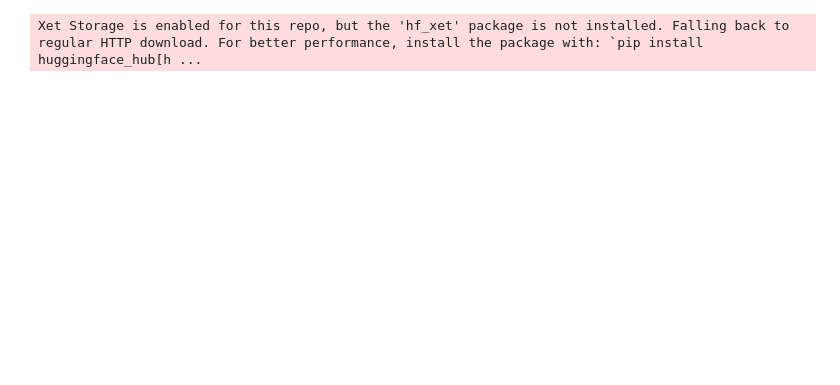
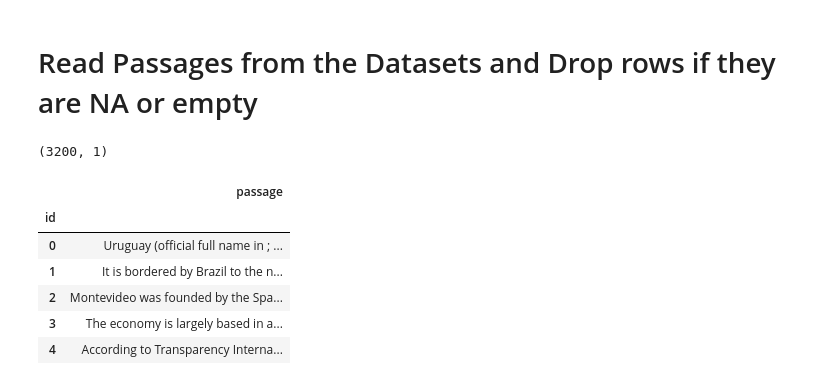
Before and after one commit to iris-ting/llm-rag, a Jupyter notebook: notebooks/data_exploration.ipynb, the cells around one changed output. Saved outputs shown, nothing was run; the diff lists cells and outputs as text; code cells hidden in the pictures; blank space fills up the shorter version.

```diff
--- a/notebooks/data_exploration.ipynb
+++ b/notebooks/data_exploration.ipynb
@@ -24,6 +0,0 @@ from datasets import load_dataset
-# %%
-from datasets import load_dataset
-
-ds = load_dataset("rag-datasets/rag-mini-wikipedia", "question-answer")
-# %% [output]
-Xet Storage is enabled for this repo, but the 'hf_xet' package is not installed. Falling back to regular HTTP download. For better performance, install the package with: `pip install huggingface_hub[h ...
@@ -29,0 +49,15 @@ Xet Storage is enabled for this repo, but the 'hf_xet' package is not installed.
+# %% [markdown]
+# Read Passages from the Datasets and Drop rows if they are NA or empty
+# %%
+passages = pd.read_parquet("hf://datasets/rag-datasets/rag-mini-wikipedia/data/passages.parquet/part.0.parquet")
+print(passages.shape)
+passages.head()
+# %% [output]
+(3200, 1)
+|  | passage |
+| id |  |
+| 0 | Uruguay (official full name in ; ... |
+| 1 | It is bordered by Brazil to the n... |
+| 2 | Montevideo was founded by the Spa... |
+| 3 | The economy is largely based in a... |
+| 4 | According to Transparency Interna... |
```
Also changed, not shown: parts of 18 cells of this notebook, 8 other files.
